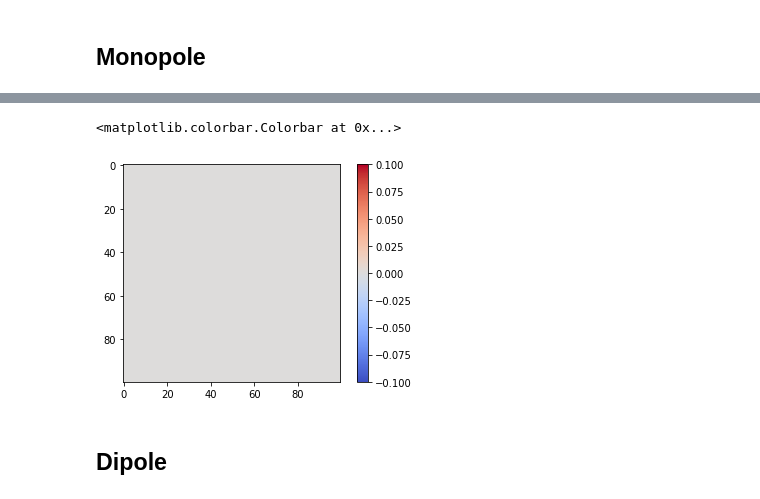
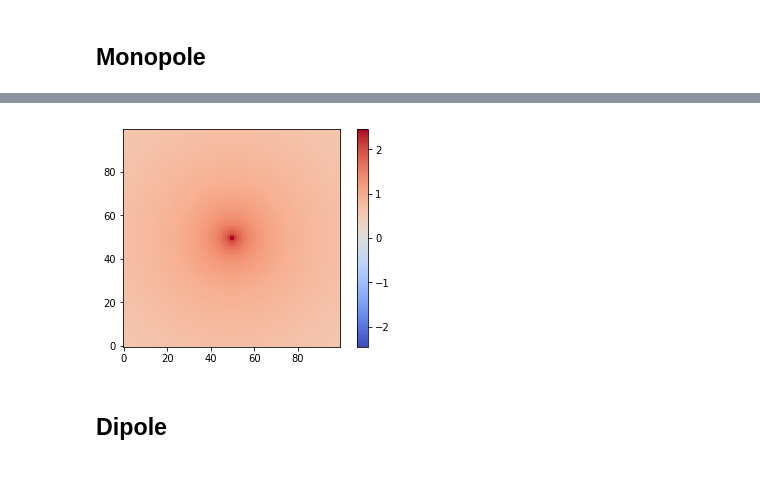
Before and after one commit to eniaxhakaj/phys_learning, a Jupyter notebook: multipole/main.ipynb, the cells around one changed output, grey strips where cells are left out. Saved outputs shown, nothing was run; the diff lists cells and outputs as text; code cells hidden in the pictures.

```diff
--- a/multipole/main.ipynb
+++ b/multipole/main.ipynb
@@ -59,16 +120,10 @@ In all of these cases we assume we are taking the x-pole about (0, 0)
-# %%
-total_q = np.sum(charges[:,0])
-r = np.sqrt(x**2 + y**2)
-
-v = total_q / r
-v = logify_v(v)
-
-clim = np.max(np.abs(v))
-
-img = plt.imshow(v, cmap="coolwarm", vmin=-clim, vmax=clim)
-plt.colorbar(img)
-# %% [output]
-<matplotlib.colorbar.Colorbar at 0x...>
-[figure, removed]
+# %%
+# Monopole at some distance r from (0, 0) is just 1/r sum of q
+total_q = np.sum(charges[:,0])
+
+mono_v = total_q / r
+plot(mono_v)
+# %% [output]
+[figure, added]
 # %% [markdown]
 ## Dipole
```
Also changed, not shown: parts of 24 cells of this notebook.
